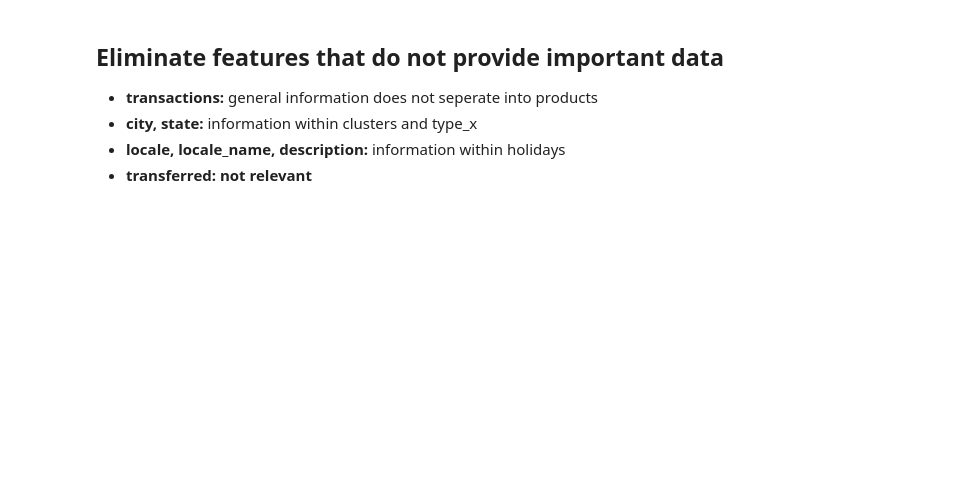
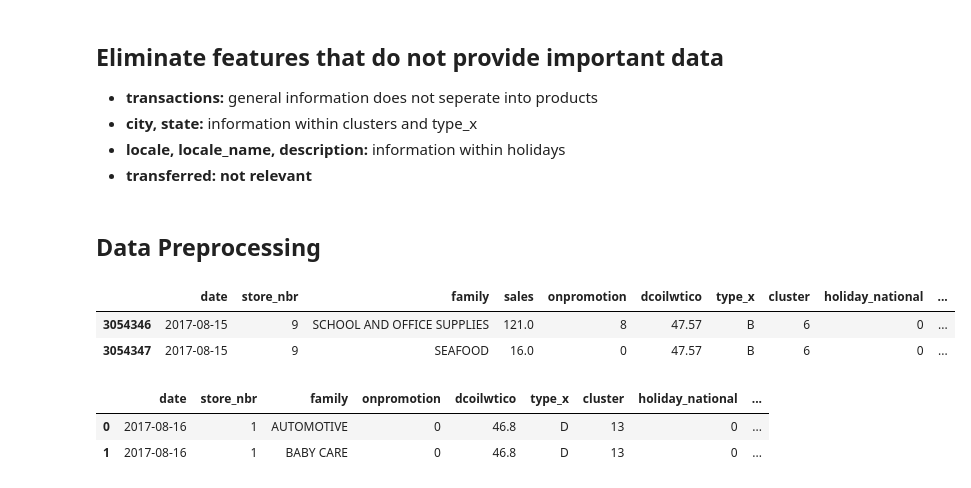
Before and after one commit to Temmybjt/Store-Sales--Time-Series-Forecasting, a Jupyter notebook: Store_Sales_Time_Series_Forecast.ipynb, the cells around one changed output. Drawn from its saved outputs; the diff is of its cells as text; code cells hidden in the pictures; blank space fills up the shorter version.

```diff
--- a/Store_Sales_Time_Series_Forecast.ipynb
+++ b/Store_Sales_Time_Series_Forecast.ipynb
@@ -340,7 +359,21 @@ plt.show()
 *  **city, state:** information within clusters and type_x
 *  **locale, locale_name, description:** information within holidays
 *  **transferred: not relevant**
+# %% [markdown]
+## **Data Preprocessing**
 # %%
 # Drop irrelevant columns from test and train data
-train = train.drop(columns=['city', 'state', 'transactions', 'type_y', 'locale', 'locale_name', 'description', 'transferred'])
-test = test.drop(columns=['city', 'state', 'transactions', 'type_y', 'locale', 'locale_name', 'description', 'transferred'])
+train = train.drop(columns=['id','city', 'state', 'transactions', 'type_y', 'locale', 'locale_name', 'description', 'transferred'])
+test = test.drop(columns=['id','city', 'state', 'transactions', 'type_y', 'locale', 'locale_name', 'description', 'transferred'])
+# %%
+train.tail(2)
+# %% [output]
+|  | date | store_nbr | family | sales | onpromotion | dcoilwtico | type_x | cluster | holiday_national | ... |
+| 3054346 | 2017-08-15 | 9 | SCHOOL AND OFFICE SUPPLIES | 121.0 | 8 | 47.57 | B | 6 | 0 | ... |
+| 3054347 | 2017-08-15 | 9 | SEAFOOD | 16.0 | 0 | 47.57 | B | 6 | 0 | ... |
+# %%
+test.head(2)
+# %% [output]
+|  | date | store_nbr | family | onpromotion | dcoilwtico | type_x | cluster | holiday_national | ... |
+| 0 | 2017-08-16 | 1 | AUTOMOTIVE | 0 | 46.8 | D | 13 | 0 | ... |
+| 1 | 2017-08-16 | 1 | BABY CARE | 0 | 46.8 | D | 13 | 0 | ... |
```
Also changed, not shown: parts of 29 cells of this notebook.
